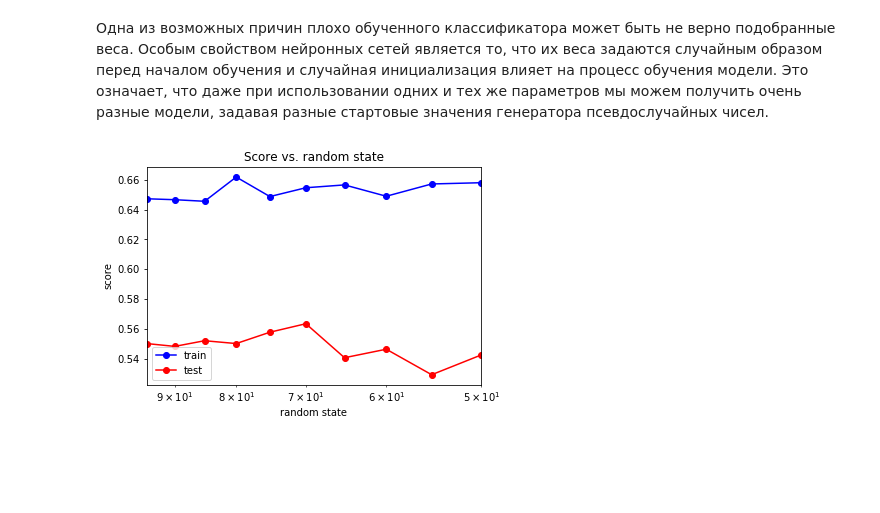
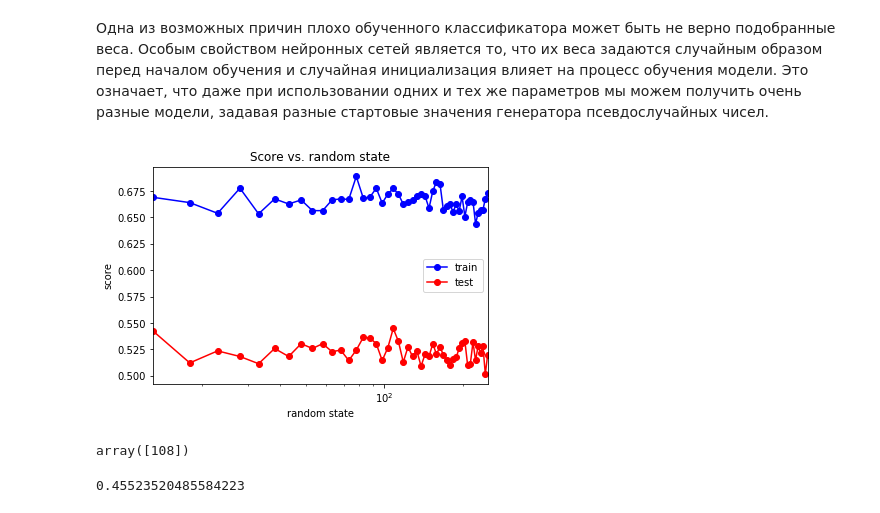
Before and after one commit to clipext/MachineLearning, a Jupyter notebook: hometask.ipynb, the cells around one changed output. Drawn from its saved outputs; the diff is of its cells as text; code cells hidden in the pictures; blank space fills up the shorter version.

```diff
--- a/hometask.ipynb
+++ b/hometask.ipynb
@@ -992,0 +1000,4 @@ TODO: подбор параметров
+# %%
+min_test_err = np.min(test_err)
+best_layers_arr = [n_number[i] for i in range(0, len(n_number)) if test_err[i] == min_test_err]
+print("Оптимальное количество нейронов = {}".format(best_layers_arr))
@@ -992,0 +1013,20 @@ TODO: подбор параметров
+# %%
+alpha_arr = np.linspace(0.0001, 0.1, 60)
+test_err = []
+train_err = []
+for alp in alpha_arr:
+    mlp_model = MLPClassifier(alpha = alp, hidden_layer_sizes = best_layers_arr[0],
+                              solver = 'lbfgs', activation = 'logistic', random_state = 13)
+    mlp_model.fit(X_train, y_train)
+
+    y_train_pred = mlp_model.predict(X_train)
+    y_test_pred = mlp_model.predict(X_test)
+    train_err.append(np.mean(y_train != y_train_pred))
+    test_err.append(np.mean(y_test != y_test_pred))
+
+min_train_err = np.min(train_err)
+min_test_err = np.min(test_err)
+print(min_train_err, min_test_err)
+
+alpha_opt_arr = alpha_arr[test_err == min_test_err]
+print("Оптимальное значение alpha = {}".format(alpha_opt_arr))
@@ -994,0 +1042,11 @@ TODO: подбор параметров
+# %%
+mlp_model = MLPClassifier(hidden_layer_sizes = best_layers[0], alpha = alpha_opt,
+                          solver = 'lbfgs', activation = 'logistic', random_state = 13)
+mlp_model.fit(X_train, y_train)
+
+y_train_pred = mlp_model.predict(X_train)
+y_test_pred = mlp_model.predict(X_test)
+errTrain_new = np.mean(y_train != y_train_pred)
+errTest_new = np.mean(y_test != y_test_pred)
+print(errTrain_new)
+print(errTest_new)
@@ -1056,11 +1161,11 @@ print("Неверно определено ",err_number," из ", N_test)
 # %% [markdown]
 Одна из возможных причин плохо обученного классификатора может быть не верно подобранные веса. Особым свойством нейронных сетей является то, что их веса задаются случайным образом перед началом обучения и случайная инициализация влияет на процесс обучения модели. Это означает, что даже при использовании одних и тех же параметров мы можем получить очень разные модели, задавая разные стартовые значения генератора псевдослучайных чисел.
 # %%
-rand = np.arange(50,100,5)
+rand = np.arange(13,250,5)
 score_train=[]
 score_test=[]
 for r in rand:
-    mlp_model = MLPClassifier(alpha=alpha_opt[0], hidden_layer_sizes = 100, solver = 'lbfgs',
+    mlp_model = MLPClassifier(alpha=alpha_opt, hidden_layer_sizes = best_layers[0], solver = 'lbfgs',
                           activation = 'logistic', random_state = r)
     mlp_model.fit(X_train, y_train)
     score_train.append(mlp_model.score(X_train, y_train))
@@ -1068,11 +1173,19 @@ for r in rand:
 # %%
 plt.semilogx(rand, score_train, 'b-o', label = 'train')
 plt.semilogx(rand, score_test, 'r-o', label = 'test')
-plt.xlim([np.max(rand), np.min(rand)])
+plt.xlim([np.min(rand), np.max(rand)])
 plt.title('Score vs. random state')
 plt.xlabel('random state')
 plt.ylabel('score')
 plt.legend()
 plt.show();
 # %% [output]
-[figure, old version]
+[figure, new version]
+# %%
+rand[score_test == np.max(score_test)]
+# %% [output]
+array([108])
+# %%
+1-np.max(score_test)
+# %% [output]
+0.45523520485584223
```
Also changed, not shown: parts of 62 cells of this notebook.
